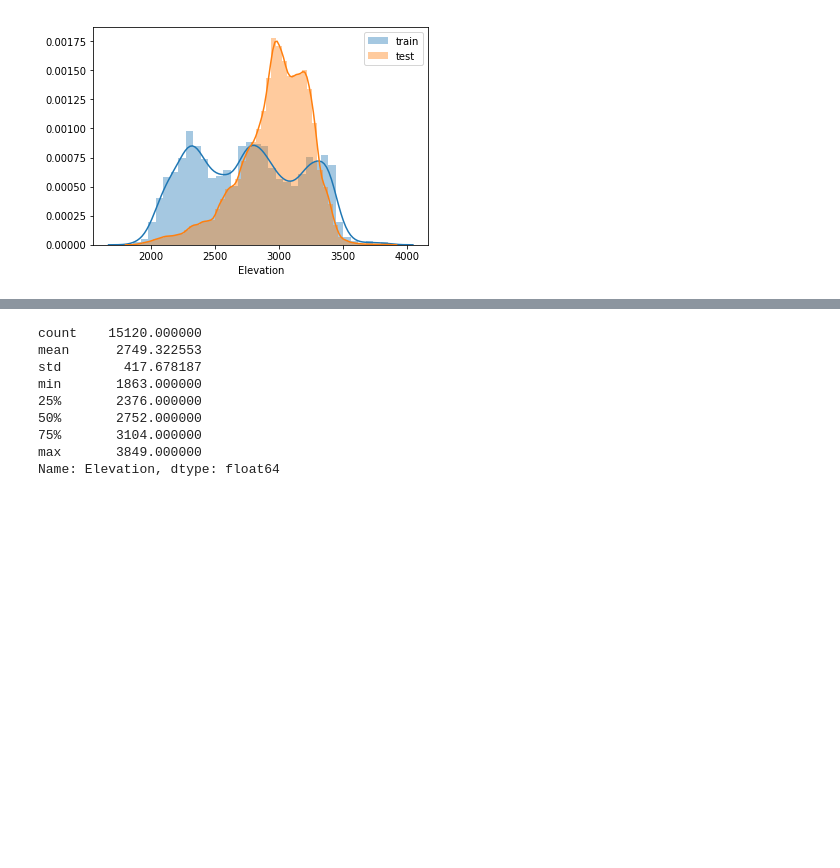
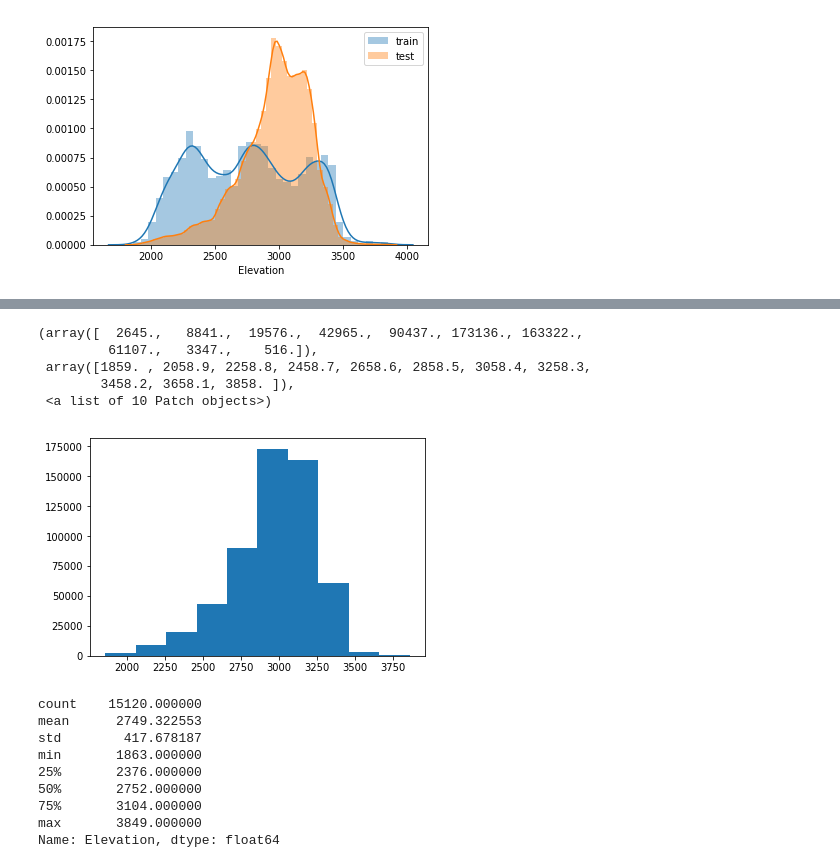
Before and after one commit to tinaprisma/dsc-mod-5-project-online-ds-sp-000, a Jupyter notebook: Kaggle Competition - Machine Learning Project.ipynb, the cells around one changed output, grey strips where cells are left out. Saved outputs shown, nothing was run; the diff lists cells and outputs as text; code cells hidden in the pictures; blank space fills up the shorter version.

```diff
--- a/Kaggle Competition - Machine Learning Project.ipynb
+++ b/Kaggle Competition - Machine Learning Project.ipynb
@@ -123,3 +133,12 @@ Name: Elevation, dtype: float64
+# %%
+plt.hist(test.Elevation)
+# %% [output]
+(array([  2645.,   8841.,  19576.,  42965.,  90437., 173136., 163322.,
+         61107.,   3347.,    516.]),
+ array([1859. , 2058.9, 2258.8, 2458.7, 2658.6, 2858.5, 3058.4, 3258.3,
+        3458.2, 3658.1, 3858. ]),
+ <a list of 10 Patch objects>)
+[figure, added]
 # %%
 train.Elevation.describe()
 # %% [output]
```
Also changed, not shown: parts of 9 cells of this notebook.
